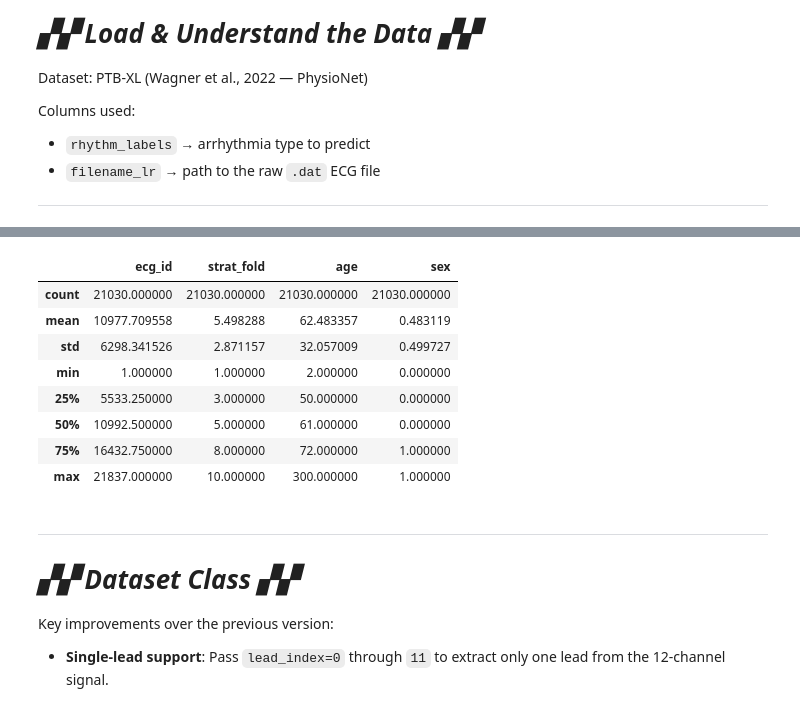
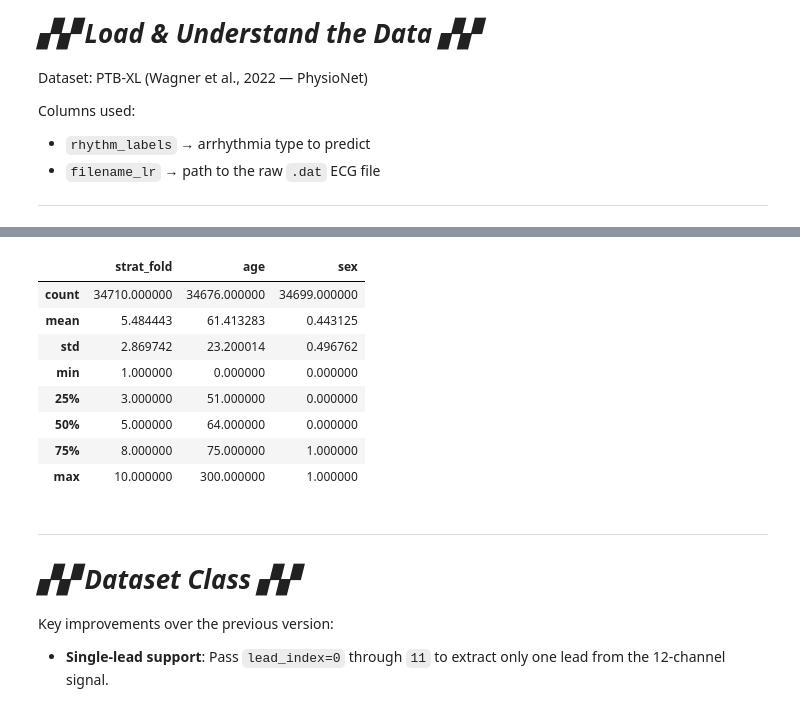
Before and after one commit to firnex360/Arrythmia-detection-categorization-by-machine-learning, a Jupyter notebook: learning_6_improved.ipynb, the cells around one changed output, grey strips where cells are left out. Cells and saved outputs as stored; diff of their text form; code cells hidden in the pictures.

Commit message:
ver. 2, no saved model yet

```diff
--- a/learning_6_improved.ipynb
+++ b/learning_6_improved.ipynb
@@ -100,0 +91,28 @@ Dataset shape: (21030, 6)
+# %%
+#final well destributed dataset
+
+import pandas as pd
+
+df_filtered = pd.read_csv('/content/drive/MyDrive/TESIS-V2/Data/model_colab_ready_dataset.csv')
+
+def get_primary_label(labels):
+    priority = ['TWC', 'AFIB', 'STACH', 'SBRAD', 'SR']
+    for p in priority:
+        if p in labels:
+            return p
+    return labels[0] # Failsafe
+
+df_filtered['primary_label'] = df_filtered['filtered_labels'].apply(get_primary_label)
+
+# 6. Balance the dataset (Undersampling)
+# Find the size of our smallest class (TWC in this case)
+min_class_size = df_filtered['primary_label'].value_counts().min()
+print(f"Balancing all classes to match the smallest class size: {min_class_size} records")
+
+# Group by the primary label, and randomly sample exactly 'min_class_size' rows from each
+df_balanced = df_filtered.groupby('primary_label').sample(n=min_class_size, random_state=RANDOMIZER).reset_index(drop=True)
+
+# 7. Verification
+print("\n--- FINAL BALANCED COUNTS ---")
+print(df_balanced['primary_label'].value_counts())
+print(f"\nFinal dataset ready for training: {len(df_balanced)} records")
@@ -101,15 +132,15 @@ Dataset shape: (21030, 6)
 # %%
-filecsv.describe()
+df_balanced.describe()
 # %% [output]
-|  | ecg_id | strat_fold | age | sex |
-| count | 21030.000000 | 21030.000000 | 21030.000000 | 21030.000000 |
-| mean | 10977.709558 | 5.498288 | 62.483357 | 0.483119 |
-| std | 6298.341526 | 2.871157 | 32.057009 | 0.499727 |
-| min | 1.000000 | 1.000000 | 2.000000 | 0.000000 |
-| 25% | 5533.250000 | 3.000000 | 50.000000 | 0.000000 |
-| 50% | 10992.500000 | 5.000000 | 61.000000 | 0.000000 |
-| 75% | 16432.750000 | 8.000000 | 72.000000 | 1.000000 |
-| max | 21837.000000 | 10.000000 | 300.000000 | 1.000000 |
+|  | strat_fold | age | sex |
+| count | 34710.000000 | 34676.000000 | 34699.000000 |
+| mean | 5.484443 | 61.413283 | 0.443125 |
+| std | 2.869742 | 23.200014 | 0.496762 |
+| min | 1.000000 | 0.000000 | 0.000000 |
+| 25% | 3.000000 | 51.000000 | 0.000000 |
+| 50% | 5.000000 | 64.000000 | 0.000000 |
+| 75% | 8.000000 | 75.000000 | 1.000000 |
+| max | 10.000000 | 300.000000 | 1.000000 |
 # %% [markdown]
 ---
 # **_▞▞ Dataset Class ▞▞_**
```
Also changed, not shown: parts of 15 cells of this notebook.
